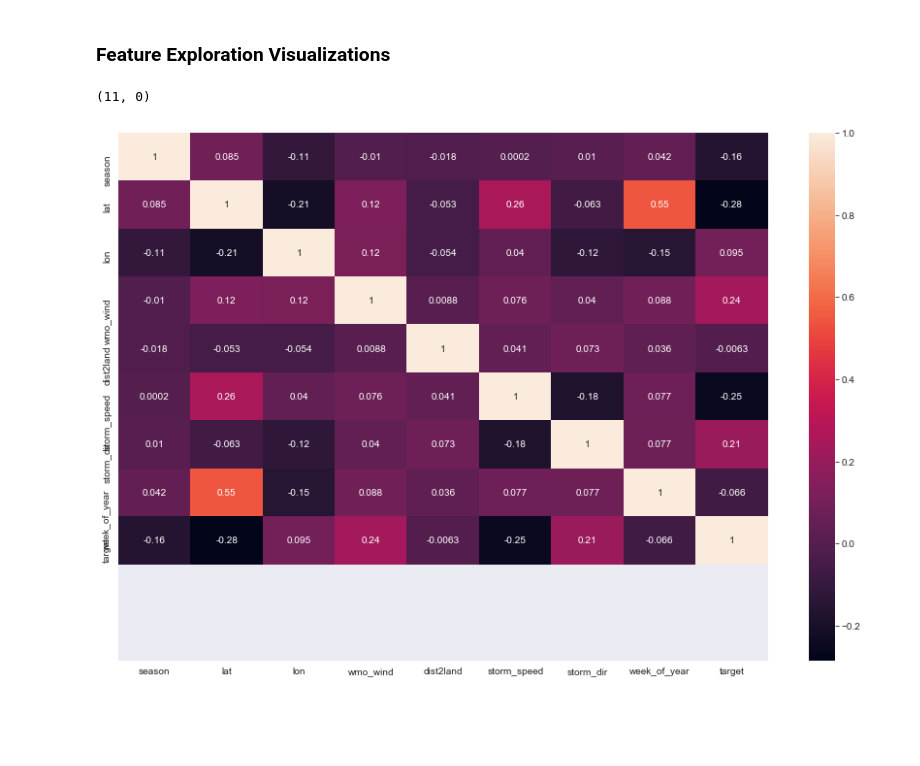
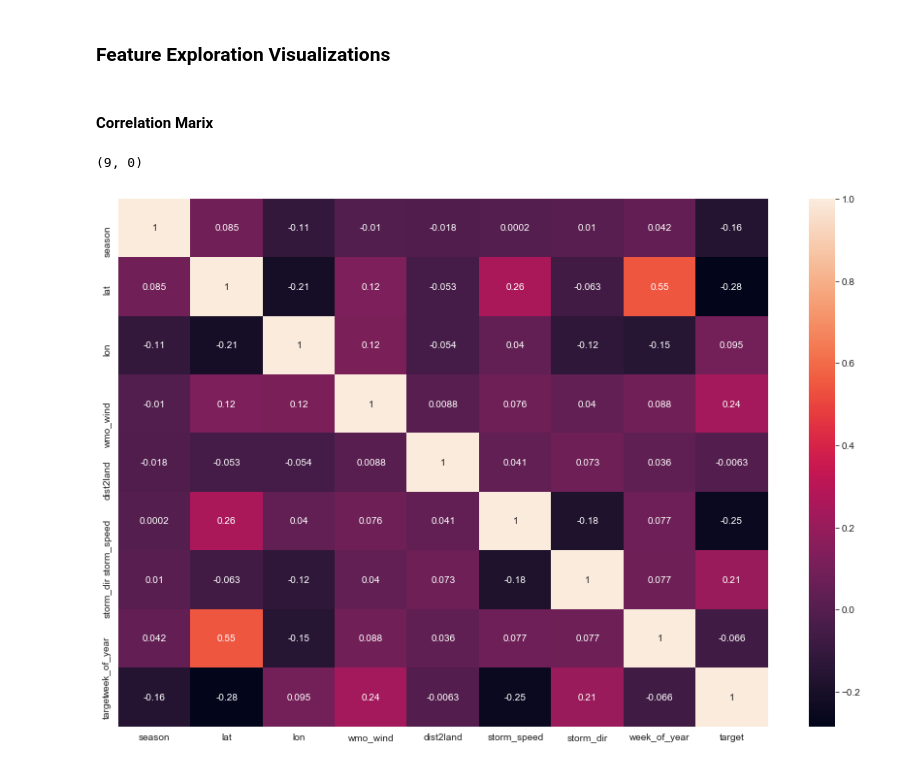
Before and after one commit to christisarv/tropical-storm-classification-project, a Jupyter notebook: Data Visualizations.ipynb, the cells around one changed output. Cells and saved outputs as stored; diff of their text form; code cells hidden in the pictures; blank space fills up the shorter version.

Commit message:
worked on visualizations and third model

```diff
--- a/Data Visualizations.ipynb
+++ b/Data Visualizations.ipynb
@@ -80,3 +76,5 @@ grouped_df.head()
 | 1980005S14120 | 1980 | -13.6333 | 120.7 | 115.0 | 490 | 20.0 | 339.0 | 2 | 1 |
 # %% [markdown]
 ### Feature Exploration Visualizations
+# %% [markdown]
+#### Correlation Marix
@@ -83,10 +85,7 @@ grouped_df.head()
 # %%
-#removing non-numericals
-plot_df = clean_df.drop(['subbasin', 'basin'], axis=1)
-
 plt.figure(figsize = (15,10))
 ax = sns.heatmap(plot_df.corr(), annot=True)
-ax.set_ylim(11,0)
+ax.set_ylim(9,0)
 # %% [output]
-(11, 0)
+(9, 0)
-[figure, old version]
+[figure, new version]
```
Also changed, not shown: parts of 12 cells of this notebook, 1 other file.
